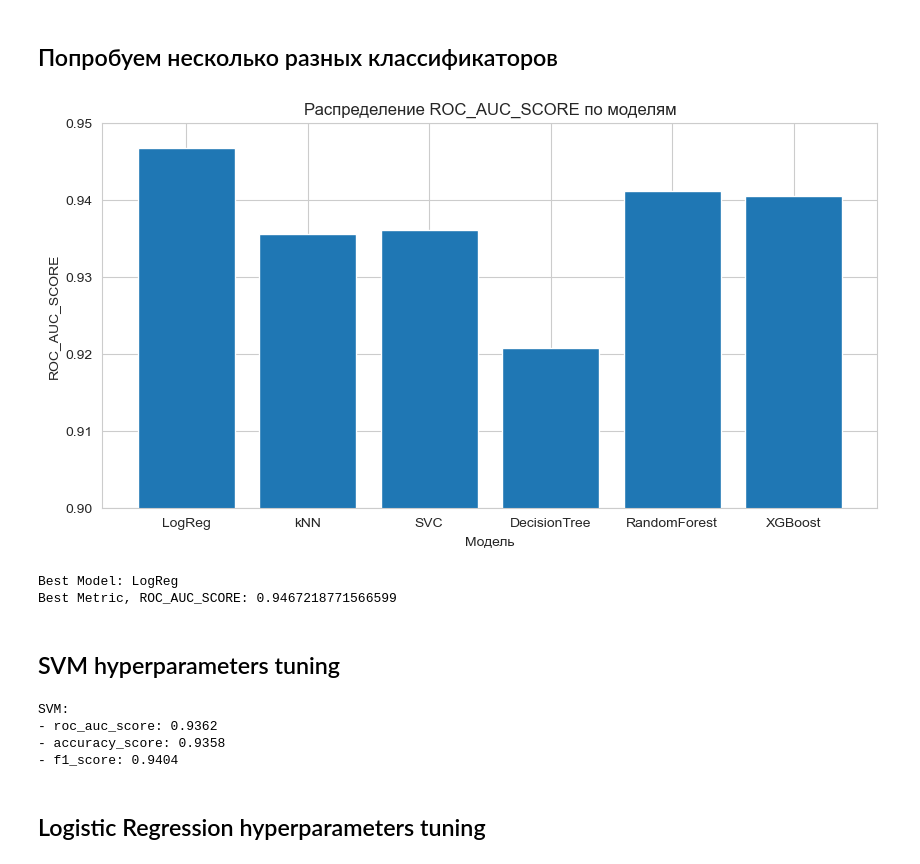
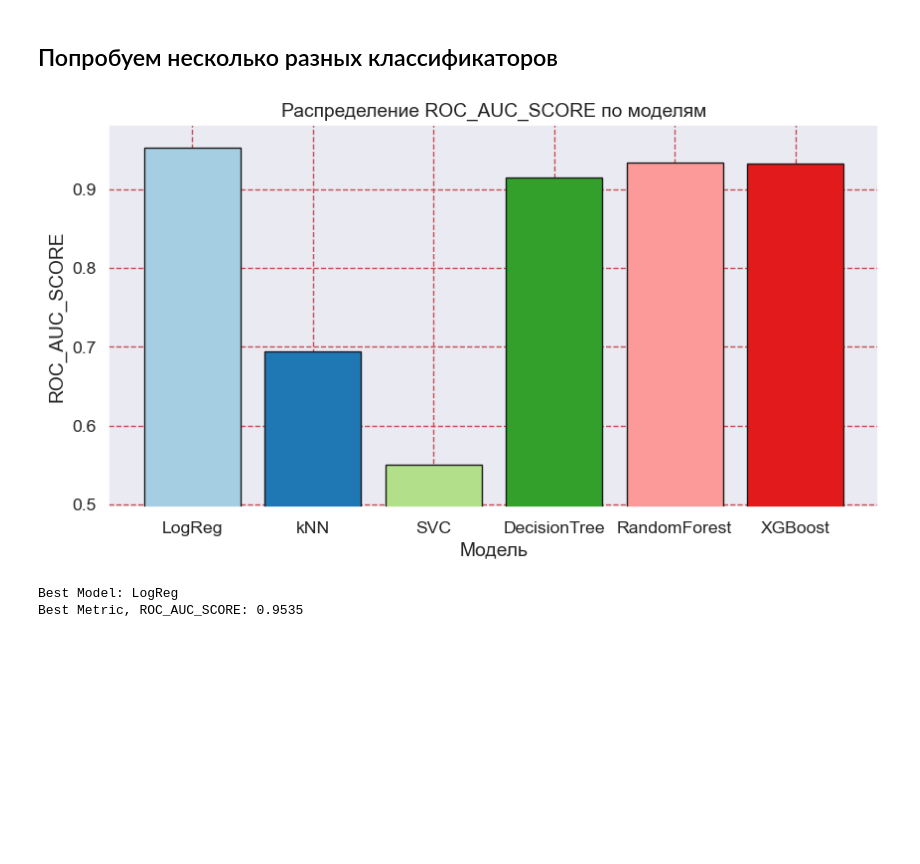
Before and after one commit to Ekzz0/FraudulentTransactionsClassification, a Jupyter notebook: transaction_classification.ipynb, the cells around one changed output. Cells and saved outputs as stored; diff of their text form; code cells hidden in the pictures; blank space fills up the shorter version.

```diff
--- a/transaction_classification.ipynb
+++ b/transaction_classification.ipynb
@@ -68,0 +72,8 @@ sns.countplot(df, x='Class' )
+# %%
+plt.figure(figsize=(30,20))
+sns.set(font_scale=1.15)
+sns.heatmap(df.corr(),
+            cmap='RdBu_r', # задаёт цветовую схему
+            annot=True, # рисует значения внутри ячеек
+            vmin=-1, vmax=1,
+            mask=np.triu(df.corr()))
@@ -72,6 +88,5 @@ sns.countplot(df, x='Class' )
 from sklearn.preprocessing import StandardScaler
 
 df['Amount'] = StandardScaler().fit_transform(np.array(df['Amount']).reshape(-1, 1))
-df.drop(columns=["Time"], inplace=True)  # Удалим время, т.к эмпирически было выяснено, что с ним результаты хуже
 df.head()
 # %% [output]
@@ -85,3 +103,6 @@ df.head()
+# %%
+# X.drop(columns="Time", inplace=True)  # Удалим время
+X.drop(columns='Amount', inplace=True)  # Удалим Amount (было выяснено эмпирически)
 # %% [markdown]
 ## Разделим датасет на тренировочную и тестовую выборки
 # %%
@@ -122,7 +140,10 @@ models = [LogisticRegression, KNeighborsClassifier, SVC, DecisionTreeClassifier,
 max_evals = len(models)
 metric = roc_auc_score  # f1_score, roc_auc_score, accuracy_score
 metrics = []
+fitted_models = []
+
 for model in models:
-    _, pred = fit_predict(model, eval_data)
+    model_fitted, pred = fit_predict(model, eval_data)
 
     metrics.append(metric(eval_data['y_test'].values.ravel(), pred))
+    fitted_models.append(model_fitted)
@@ -138,39 +150,14 @@ def hist_plot(models_names, metrics):
 # %%
 models_names = ['LogReg', 'kNN', 'SVC', 'DecisionTree', 'RandomForest', 'XGBoost']
-hist_plot(models_names, metrics)
+ut.plot_metrics_hist(models_names, metrics)
 # %% [output]
-[figure, old version]
+[figure, new version]
 # %%
 best_metric = max(metrics)
 best_model = models_names[metrics.index(best_metric)]
 
 print('Best Model:', best_model)
-print('Best Metric, ROC_AUC_SCORE:', best_metric)
+print('Best Metric, ROC_AUC_SCORE:', round(best_metric, 4))
 # %% [output]
 Best Model: LogReg
-Best Metric, ROC_AUC_SCORE: 0.9467218771566599
+Best Metric, ROC_AUC_SCORE: 0.9535
-# %% [markdown]
-## SVM hyperparameters tuning
-# %%
-from sklearn.model_selection import GridSearchCV
-
-parameters = {
-    'kernel': ('linear', 'poly', 'rbf'),
-    'C': (0.001, 0.01, 0.1, 1, 10),
-    'gamma': (0.01, 0.1, 0.5, 1)
-}
-
-SVM = SVC(random_state=42)
-clf=GridSearchCV(SVM, param_grid=parameters, cv=3)
-clf.fit(X_train,y_train)
-
-SVM = SVC(random_state=42, **clf.best_params_)
-_, pred = fit_predict(SVM, eval_data)
-ut.print_classif_report('SVM', pred, y_test)
-# %% [output]
-SVM:
-- roc_auc_score: 0.9362
-- accuracy_score: 0.9358
-- f1_score: 0.9404
-# %% [markdown]
-## Logistic Regression hyperparameters tuning
```
Also changed, not shown: parts of 25 cells of this notebook, 4 other files.
